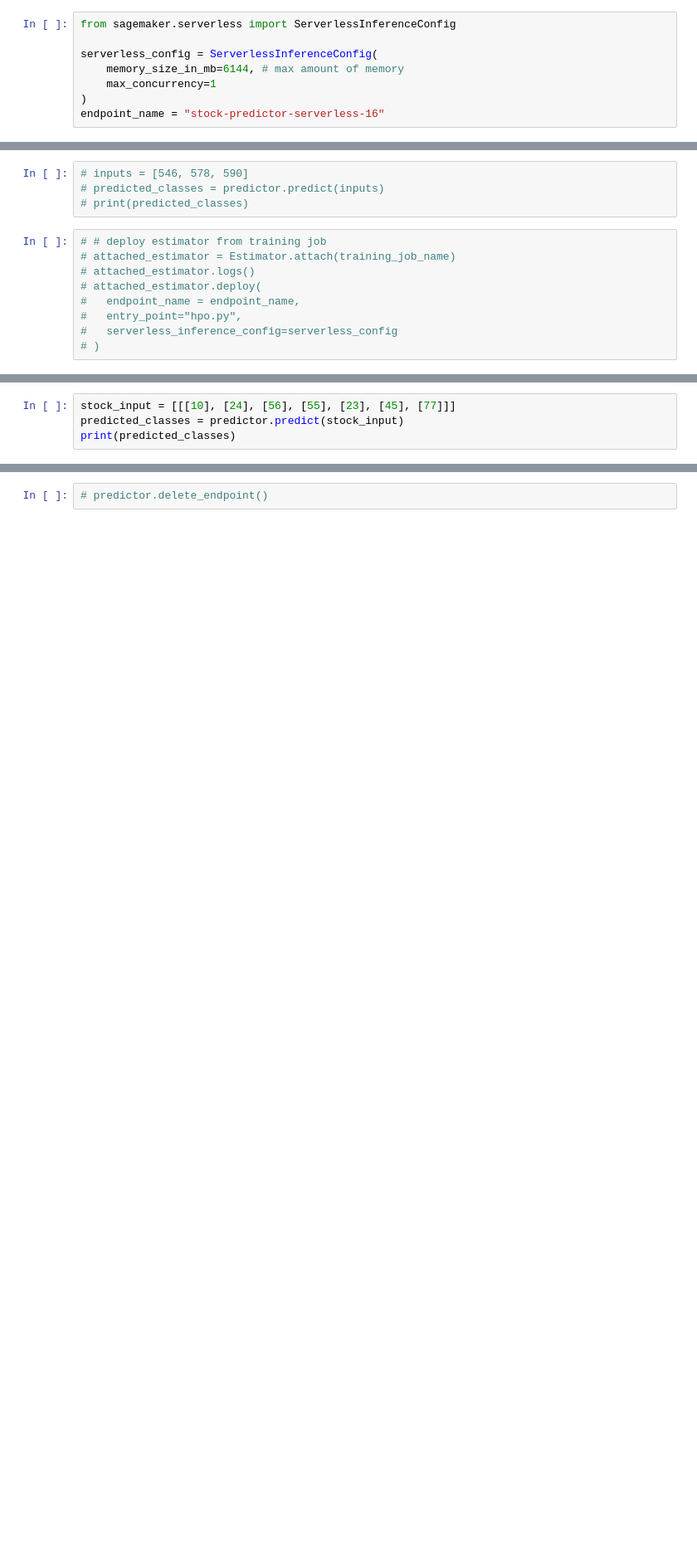
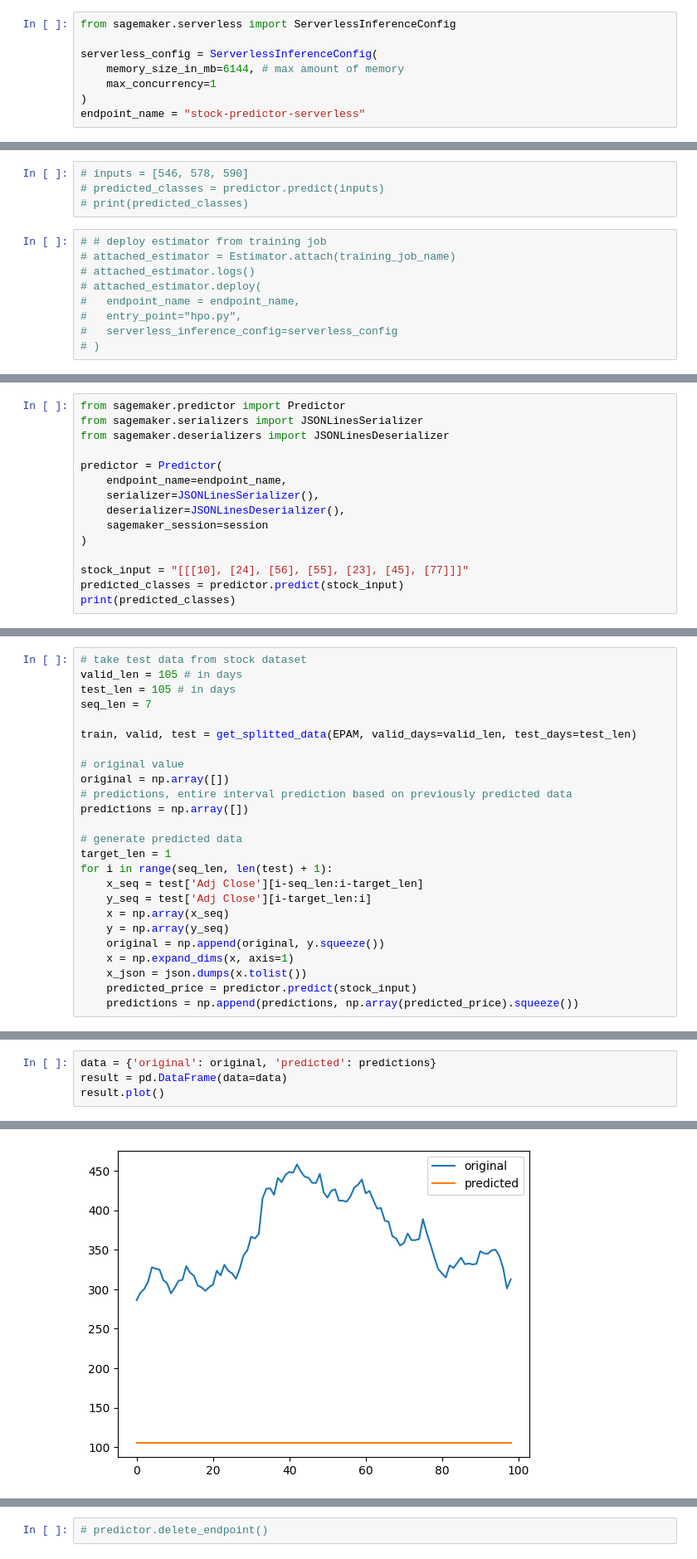
Before and after one commit to nick0lay/nd189-ml-capstone-project, a Jupyter notebook: model-training.ipynb, the cells around one changed output, grey strips where cells are left out. Shown at 83% size. Drawn from its saved outputs; the diff is of its cells as text; blank space fills up the shorter version.

```diff
--- a/model-training.ipynb
+++ b/model-training.ipynb
@@ -495,7 +526,7 @@ serverless_config = ServerlessInferenceConfig(
 	memory_size_in_mb=6144, # max amount of memory
 	max_concurrency=1
 )
-endpoint_name = "stock-predictor-serverless-16"
+endpoint_name = "stock-predictor-serverless"
 # %%
 # # deploy model from source
 # model = estimator.create_model(entry_point="hpo.py", source_dir="src")
@@ -580,5 +589,16 @@ Billable seconds: 414
 # %%
-stock_input = [[[10], [24], [56], [55], [23], [45], [77]]]
+from sagemaker.predictor import Predictor
+from sagemaker.serializers import JSONLinesSerializer
+from sagemaker.deserializers import JSONLinesDeserializer
+
+predictor = Predictor(
+    endpoint_name=endpoint_name,
+    serializer=JSONLinesSerializer(),
+    deserializer=JSONLinesDeserializer(),
+    sagemaker_session=session
+)
+
+stock_input = "[[[10], [24], [56], [55], [23], [45], [77]]]"
 predicted_classes = predictor.predict(stock_input)
 print(predicted_classes)
 # %% [output]
@@ -611,0 +606,25 @@ print(predicted_classes)
+# %%
+# take test data from stock dataset
+valid_len = 105 # in days
+test_len = 105 # in days
+seq_len = 7
+
+train, valid, test = get_splitted_data(EPAM, valid_days=valid_len, test_days=test_len)
+
+# original value
+original = np.array([])
+# predictions, entire interval prediction based on previously predicted data
+predictions = np.array([])
+
+# generate predicted data
+target_len = 1
+for i in range(seq_len, len(test) + 1):
+    x_seq = test['Adj Close'][i-seq_len:i-target_len]
+    y_seq = test['Adj Close'][i-target_len:i]
+    x = np.array(x_seq)
+    y = np.array(y_seq)
+    original = np.append(original, y.squeeze())
+    x = np.expand_dims(x, axis=1)
+    x_json = json.dumps(x.tolist())
+    predicted_price = predictor.predict(stock_input)
+    predictions = np.append(predictions, np.array(predicted_price).squeeze())
@@ -611,0 +660,5 @@ print(predicted_classes)
+# %%
+data = {'original': original, 'predicted': predictions}
+result = pd.DataFrame(data=data)
+result.plot()
+# %% [output]
@@ -611,0 +666 @@ print(predicted_classes)
+[figure, added]
```
Also changed, not shown: parts of 34 cells of this notebook, 6 other files.
